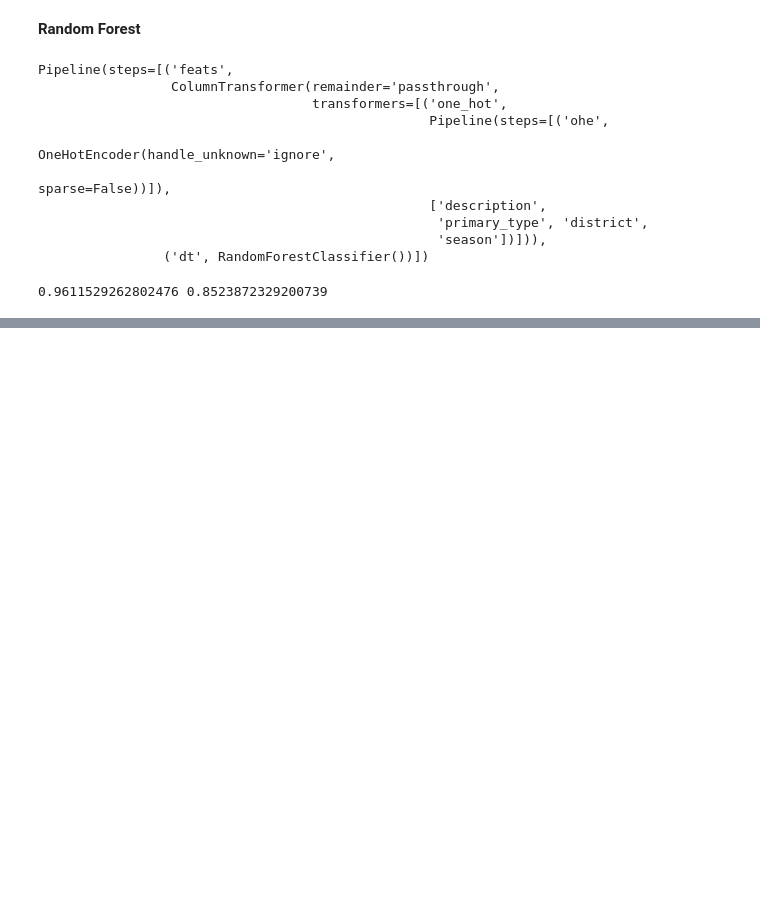
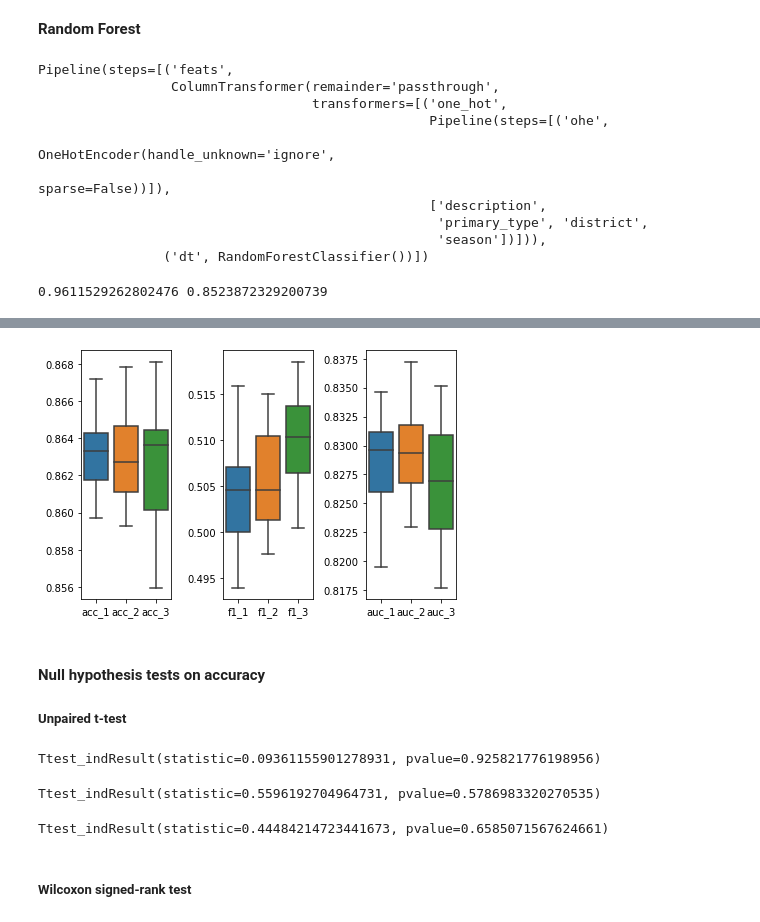
Before and after one commit to COGS118A/Group042-Sp22, a Jupyter notebook: FinalProject_group042-Copy.ipynb, the cells around one changed output, grey strips where cells are left out. Cells and saved outputs as stored; diff of their text form; code cells hidden in the pictures; blank space fills up the shorter version.

Commit message:
rewrite fine tune and stats test

```diff
--- a/FinalProject_group042-Copy.ipynb
+++ b/FinalProject_group042-Copy.ipynb
@@ -868,0 +949,63 @@ accs = [top1_acc, top2_acc, top3_acc]
+# %%
+X = df.drop('clearance_status', axis = 1)
+y = df['clearance_status']
+# %%
+def evaluate_model(model, X, y, n_splits, repeats): # prepare the cross-validation procedure
+    cv = RepeatedKFold(n_splits=n_splits, n_repeats=repeats)
+
+    scoring = {'acc': 'accuracy',
+           'f1_macro': 'f1_macro',
+           'roc_auc_ovr': 'roc_auc_ovr'}
+
+    # evaluate model
+    scores = cross_validate(model, X, y, scoring=scoring, cv=cv, n_jobs=-1)
+    return scores
+# %%
+# configurations to test
+repeats = 5
+n_split = 5
+# evaluate using a given number of repeats
+scores_1 = evaluate_model(top1_model, X, y, n_split, repeats)
+scores_2 = evaluate_model(top2_model, X, y, n_split, repeats)
+scores_3 = evaluate_model(top3_model, X, y, n_split, repeats)
+# %%
+test_acc_RF_1 = scores_1['test_acc']
+test_f1_RF_1 = scores_1['test_f1_macro']
+test_auc_RF_1 = scores_1['test_roc_auc_ovr']
+
+test_acc_RF_2 = scores_2['test_acc']
+test_f1_RF_2 = scores_2['test_f1_macro']
+test_auc_RF_2 = scores_2['test_roc_auc_ovr']
+
+test_acc_RF_3 = scores_3['test_acc']
+test_f1_RF_3 = scores_3['test_f1_macro']
+test_auc_RF_3 = scores_3['test_roc_auc_ovr']
+# %%
+temp_acc = pd.DataFrame({'acc_1': test_acc_RF_1, 'acc_2': test_acc_RF_2, 'acc_3':test_acc_RF_3})
+temp_f1 = pd.DataFrame({'f1_1': test_f1_RF_1, 'f1_2': test_f1_RF_2, 'f1_3':test_f1_RF_3})
+temp_auc = pd.DataFrame({'auc_1': test_auc_RF_1, 'auc_2': test_auc_RF_2, 'auc_3':test_auc_RF_3})
+
+fig, axes = plt.subplots(1, 3)
+sns.boxplot(data = temp_acc, ax=axes[0])
+sns.boxplot(data = temp_f1, ax=axes[1])
+sns.boxplot(data = temp_auc, ax=axes[2])
+fig.tight_layout()
+# %% [output]
+[figure, added]
+# %% [markdown]
+#### Null hypothesis tests on accuracy
+##### Unpaired t-test
+# %%
+stats.ttest_ind(test_acc_RF_1, test_acc_RF_2, equal_var=False)
+# %% [output]
+Ttest_indResult(statistic=0.09361155901278931, pvalue=0.925821776198956)
+# %%
+stats.ttest_ind(test_acc_RF_1, test_acc_RF_3, equal_var=False)
+# %% [output]
+Ttest_indResult(statistic=0.5596192704964731, pvalue=0.5786983320270535)
+# %%
+stats.ttest_ind(test_acc_RF_2, test_acc_RF_3, equal_var=False)
+# %% [output]
+Ttest_indResult(statistic=0.44484214723441673, pvalue=0.6585071567624661)
+# %% [markdown]
+##### Wilcoxon signed-rank test
```
Also changed, not shown: parts of 48 cells of this notebook.
